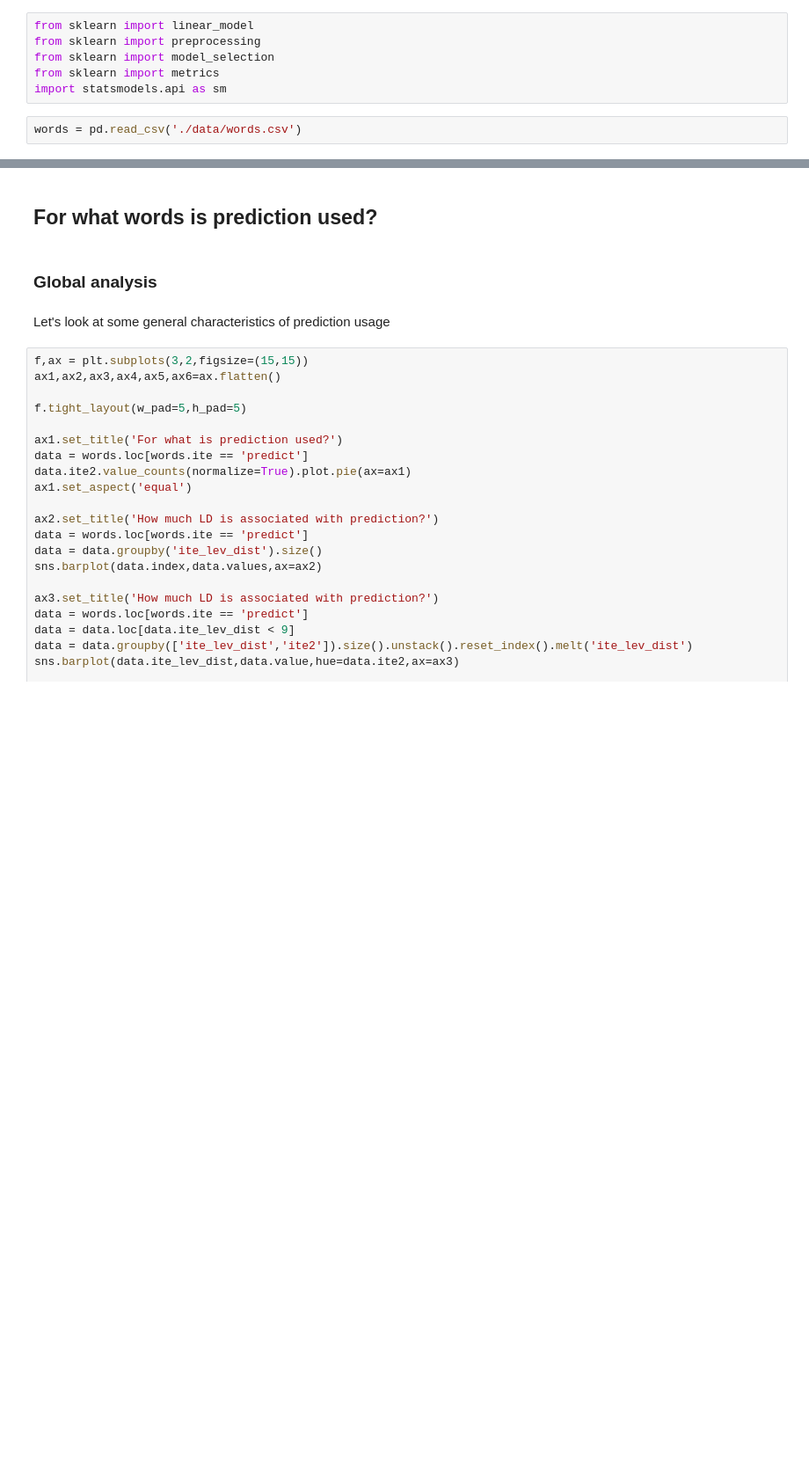
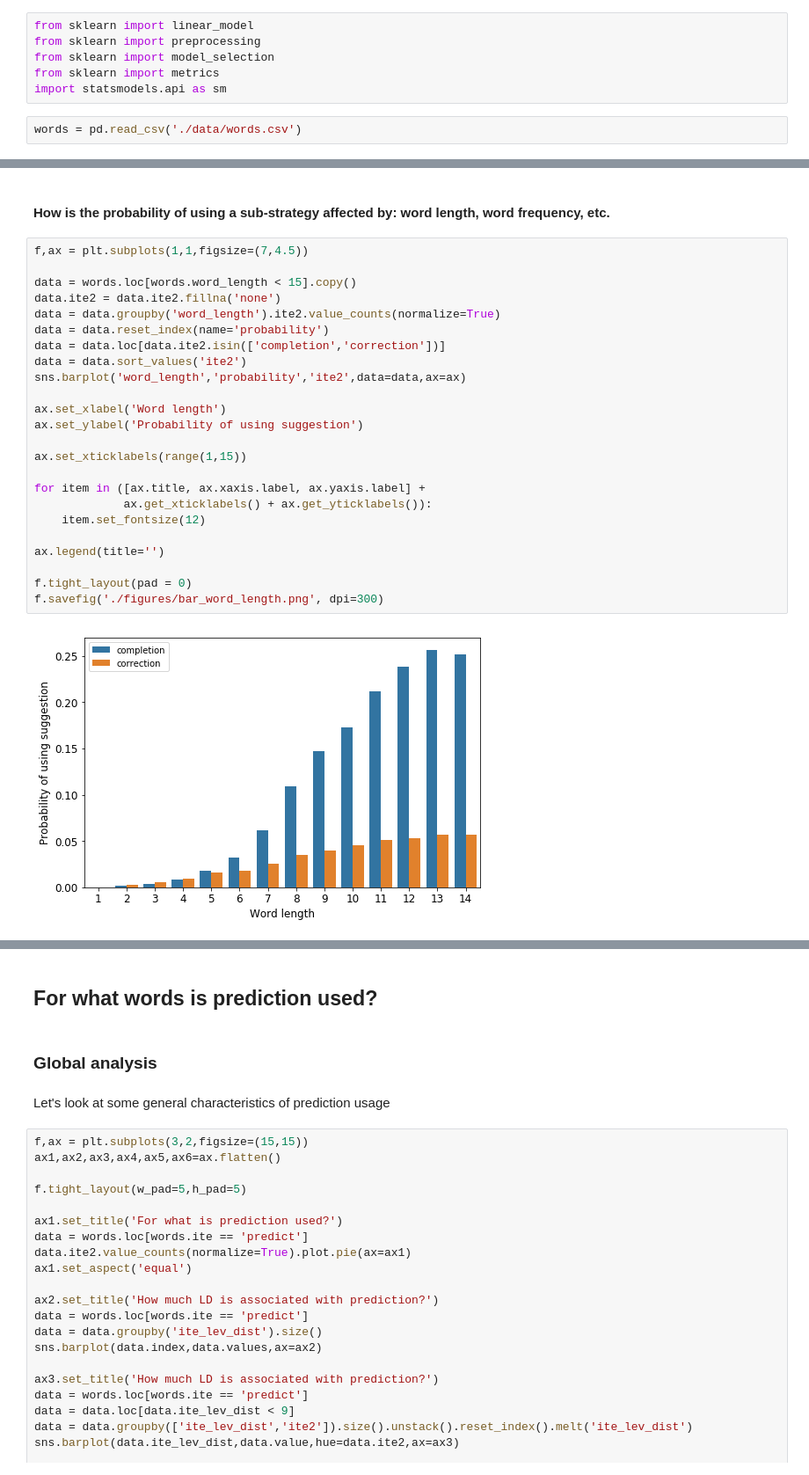
Before and after one commit to cashaddy/typing_automation, a Jupyter notebook: sandbox.ipynb, the cells around one changed output, grey strips where cells are left out. Shown at 88% size. Saved outputs shown, nothing was run; the diff lists cells and outputs as text; blank space fills up the shorter version.

```diff
--- a/sandbox.ipynb
+++ b/sandbox.ipynb
@@ -242,0 +176,28 @@ participants_.to_csv('./data/participants_processed.csv',index=True)
+# %% [markdown]
+#### How is the probability of using a sub-strategy affected by: word length, word frequency, etc.
+# %%
+f,ax = plt.subplots(1,1,figsize=(7,4.5))
+
+data = words.loc[words.word_length < 15].copy()
+data.ite2 = data.ite2.fillna('none')
+data = data.groupby('word_length').ite2.value_counts(normalize=True)
+data = data.reset_index(name='probability')
+data = data.loc[data.ite2.isin(['completion','correction'])]
+data = data.sort_values('ite2')
+sns.barplot('word_length','probability','ite2',data=data,ax=ax)
+
+ax.set_xlabel('Word length')
+ax.set_ylabel('Probability of using suggestion')
+
+ax.set_xticklabels(range(1,15))
+
+for item in ([ax.title, ax.xaxis.label, ax.yaxis.label] +
+             ax.get_xticklabels() + ax.get_yticklabels()):
+    item.set_fontsize(12)
+
+ax.legend(title='')
+
+f.tight_layout(pad = 0)
+f.savefig('./figures/bar_word_length.png', dpi=300)
+# %% [output]
+[figure, added]
```
Also changed, not shown: parts of 225 cells of this notebook, 3 other files.
